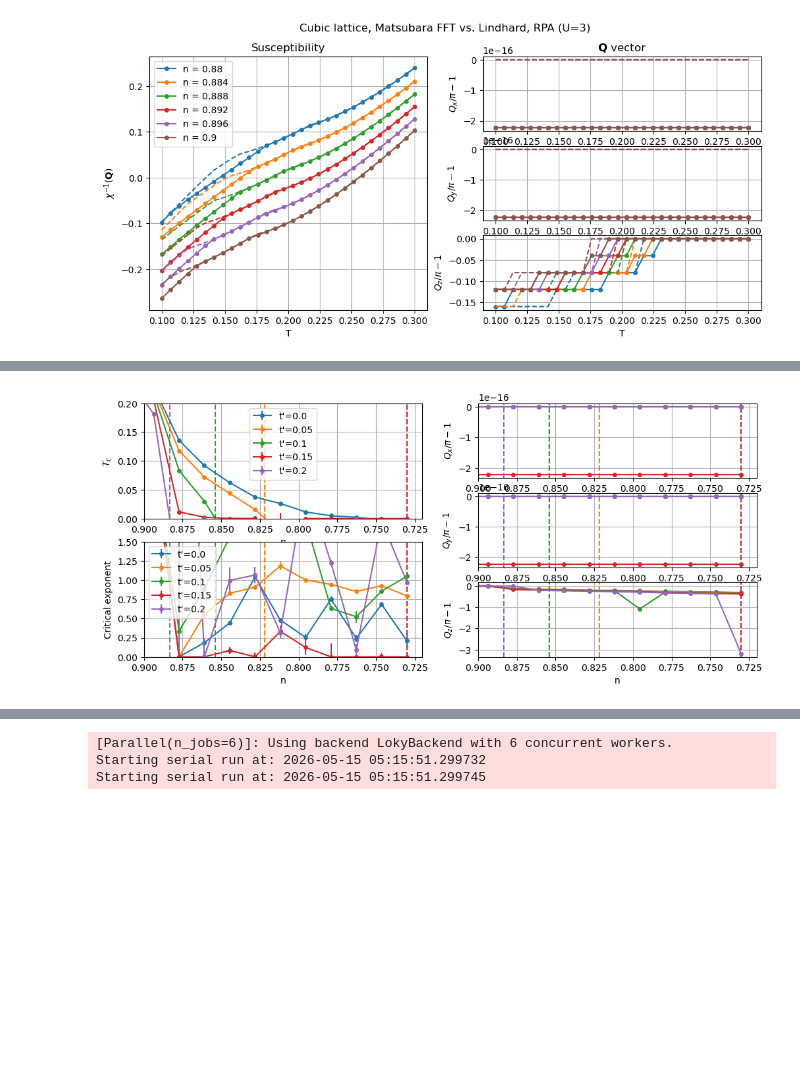
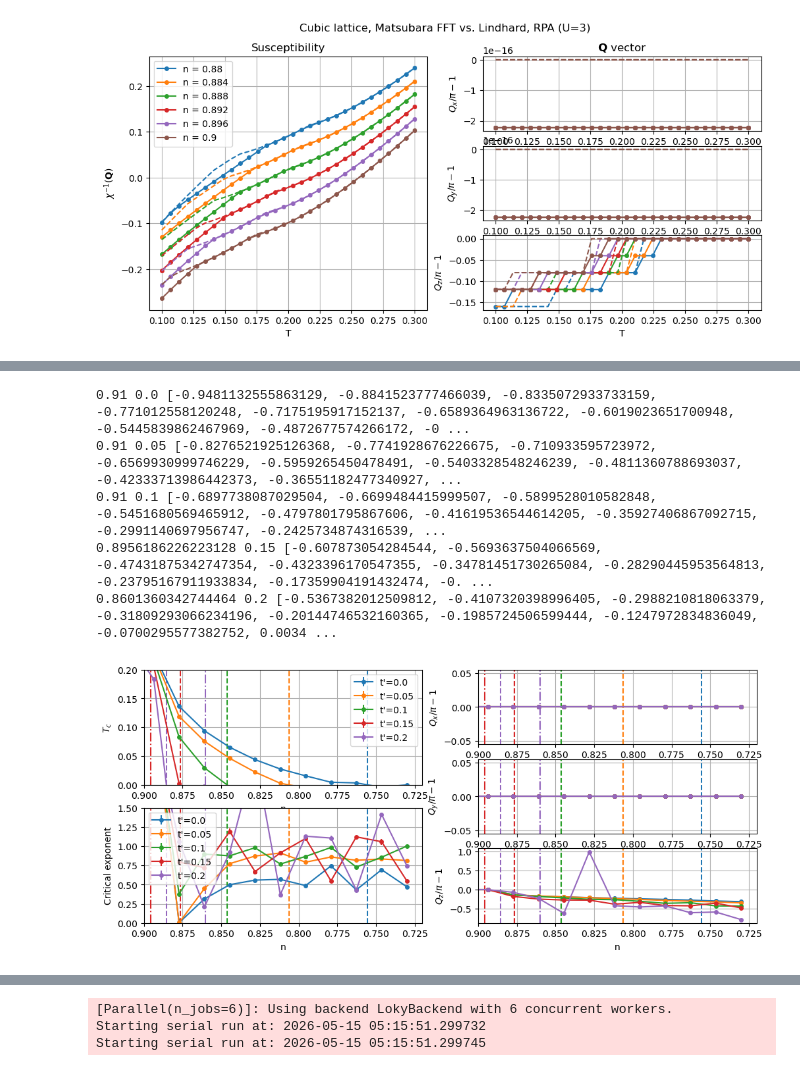
Before and after one commit to cctort/quantum_criticality, a Jupyter notebook: chi_rpa.ipynb, the cells around one changed output, grey strips where cells are left out. Drawn from its saved outputs; the diff is of its cells as text; code cells hidden in the pictures; blank space fills up the shorter version.

```diff
--- a/chi_rpa.ipynb
+++ b/chi_rpa.ipynb
@@ -447,15 +517,15 @@ n = 0.9 : exp_mats = 1.9623109816835178, exp_lindh = 1.962990711041491
 [figure]
 # %%
 U = 3
-n = 0.7
-T_list = np.linspace(0.005, 0.05, 15)
+n = 0.85
+T_list = np.linspace(0.01, 0.05, 15)
 par_dict = {'U': U, 'n': n, 'T': T_list}
 title = f'Cubic lattice, Matsubara FFT vs. Lindhard, RPA (U={U}, n={n})'
 
-nk = 150
-niw_list = 128//np.array([4,3,2,1])
+nk = 50
+niw_list = 1024//np.array([4,3,2,1])
 
-sweep_dict = [{'par_dict': par_dict, 'nk': nk, 'niw': niw, 'niw_extr': False, 'method': 'matsubara_fft'} for niw in niw_list]
+sweep_dict = [{'par_dict': par_dict, 'nk': nk, 'niw': niw, 'niw_extr': False, 'tp': 0.2, 'refine': False} for niw in niw_list]
 results_list = sweep_parallel(sweep_chirpa, sweep_dict, n_jobs=4)
 
 fig = None
@@ -463,10 +533,10 @@ for results in results_list:
     niw = results['niw']
     fig, fit = pcut_chi(results, 'T', plot_Q=(1,1,1), fit=False, x_exp=0.5, title=title, label=f'$n_{{i\omega}}={niw}$', figure=fig)
 
-results = sweep_chirpa(par_dict, nk=nk, method='matsubara_fft', niw=niw_list[-1], niw_extr=True)
+results = sweep_chirpa(par_dict, nk=nk, niw=niw_list[-1], niw_extr=True, tp=0.2, refine=False)
 fig, fit = pcut_chi(results, 'T', plot_Q=(1,1,1), fit=True, x_exp=0.5, title=title, label=r'$n_{{i\omega}}\to\infty$', figure=fig)
 
-results = sweep_chirpa(par_dict, nk=nk)
+results = sweep_chirpa(par_dict, nk=nk, method='lindhard', q_path=([1,1,0], [1,1,1]), tp=0.2, refine=False)
 fig, fit = pcut_chi(results, 'T', plot_Q=(1,1,1), fit=True, x_exp=0.5, title=title, label='Lindhard', figure=fig)
 
 plt.show()
@@ -491,8 +561,8 @@ U = 3
 n_list = np.linspace(0.7, 1., 24)
 T_list = np.linspace(0., 0.04, 15)
 
-nk = 150
-file = f'{save_dir}/nTdiag_U3tp0.00'
+nk = 50
+file = f'{save_dir}/nTdiag_U3'
 if os.path.exists(file):
     results = HDFread_list(file, ['Xc'])
     n_old = [par_list[0]['n'] for par_list in results['par_list']]
@@ -506,7 +576,7 @@ for i, n in enumerate(n_list):
     par_list.append({'U': U, 'n': n, 'T': T_list + max(Tc[i], 0.01)})
 
 sweep_dict = [{'par_dict': par_dict, 'nk': nk, 'method': 'lindhard', 'q_path': ([1,1,0], [1,1,1]),
-               'fit': True, 'fit_type': [critical1, critical2, critical3], 'fix_exp': [None, None, 0.5]} for par_dict in par_list]
+               'fit': True, 'fit_type': [critical1, critical2]} for par_dict in par_list]
 results = sweep_parallel(sweep_chirpa, sweep_dict, n_jobs=12, save_file=file)
 # %% [output]
 [Parallel(n_jobs=12)]: Using backend LokyBackend with 12 concurrent workers.
@@ -562,10 +632,10 @@ ax[0].set_ylabel('$T_c$')
 ax[1].set_ylabel('Critical exponent')
 ax[2].set_ylabel(r'$Q_z/\pi-1$')
 
-results = HDFread_list(f'{save_dir}/nTdiag_U3tp0.00', ['Xc', 'Xc_err', 'gamma', 'gamma_err', 'Qc'])
-n_fits = len(results['Xc'][0]) - 1
+results = HDFread_list(f'{save_dir}/nTdiag_U3', ['Xc', 'Xc_err', 'gamma', 'gamma_err', 'Qc', 'mu_c'])
+n_fits = len(results['Xc'][0])
 
-for i in range(n_fits)[:2]:
+for i in range(n_fits):
 
     n_list = [par_list[0]['n'] for par_list in results['par_list']]
     Qz = [Q[i][-1]-1 for Q in results['Qc']]
@@ -573,6 +643,8 @@ for i in range(n_fits)[:2]:
     Xc_err = [x[i] for x in results['Xc_err']]
     gamma = [x[i] for x in results['gamma']]
     gamma_err = [x[i] for x in results['gamma_err']]
+    mu_c = [x[i] for x in results['mu_c']]
+    print(mu_c)
 
     ax[0].errorbar(n_list, Xc, Xc_err, fmt='o-', label=f"fit type {i+1}", markersize=4)
     ax[1].errorbar(n_list, gamma, gamma_err, fmt='o-', label=f"fit type {i+1}", markersize=4)
@@ -642,7 +667,7 @@ U = 3
 n_list = np.linspace(0.73, 0.91, 12)
 T_list = np.linspace(0., 0.04, 15)
 
-nk = 200
+nk = 100
 niw = 128
 tp_list = [0., 0.05, 0.1, 0.15, 0.2]
 for i, tp in enumerate(tp_list):
@@ -661,7 +686,7 @@ for i, tp in enumerate(tp_list):
 
     #sweep_dict = [{'par_dict': par_dict, 'nk': nk, 'fit': True, 'tp': tp, 'niw': niw, 'niw_extr': True, 'refine': False} for #par_dict in par_list]
     sweep_dict = [{'par_dict': par_dict, 'nk': nk, 'fit': True, 'tp': tp,
-                   'method': 'lindhard', 'refine': False, 'q_path': ([1,1,0], [1,1,1])} for par_dict in par_list]
+                   'method': 'lindhard', 'refine': True, 'q_path': ([1,1,0], [1,1,1])} for par_dict in par_list]
     results = sweep_parallel(sweep_chirpa, sweep_dict, n_jobs=6, save_file=file)
 
     #Tc = np.array([res['Xc'] for res in results])
@@ -699,37 +770,45 @@ ax[0].set_ylim(0., 0.2)
 ax[1].set_ylim(0., 1.5)
 
 ax[0].set_ylabel('$T_c$')
 ax[1].set_ylabel('Critical exponent')
 ax[2].set_ylabel(r'$Q_x/\pi-1$')
 ax[3].set_ylabel(r'$Q_y/\pi-1$')
 ax[4].set_ylabel(r'$Q_z/\pi-1$')
 
 tp_list = [0., 0.05, 0.1, 0.15, 0.2]
 for i, tp in enumerate(tp_list):
 
     results = HDFread_list(f'{save_dir}/nTdiag_U3tp{tp:.2f}',
-                 ['Xc', 'Xc_err', 'gamma', 'gamma_err', 'Qc'])
+                 ['Xc', 'Xc_err', 'gamma', 'gamma_err', 'Qc', 'mu_c'])
 
     n_list = [par_list[0]['n'] for par_list in results['par_list']]
-    Qi = [[Q[i]-1 for Q in results['Qc']] for i in range(3)]
+    Qj = [[Q[j]-1 for Q in results['Qc']] for j in range(3)]
 
     line = ax[0].errorbar(n_list, results['Xc'], results['Xc_err'], fmt='o-', label=f"t'={tp}", markersize=4)
     ax[1].errorbar(n_list, results['gamma'], results['gamma_err'], fmt='o-', label=f"t'={tp}", markersize=4)
-    for i, a in enumerate(ax[2:]):
-        a.plot(n_list, Qi[i], 'o-', markersize=4)
+    for j, a in enumerate(ax[2:]):
+        a.plot(n_list, Qj[j], 'o-', markersize=4)
 
     color = line[0].get_color()
 
     n_crit = np.interp(0., results['Xc'], n_list)
+    n_crit2 = np.interp(0., results['mu_c'], n_list)
+    print(n_crit2, tp, results['mu_c'])
     for a in ax:
         a.axvline(n_crit, linestyle='--', color=color)
+        a.axvline(n_crit2, linestyle='-.', color=color)
 
     ax[0].legend()
     ax[1].legend()
 
 plt.savefig(f'{save_dir}/postp.png', dpi=100)
 plt.show()
 # %% [output]
+0.91 0.0 [-0.9481132555863129, -0.8841523777466039, -0.8335072933733159, -0.771012558120248, -0.7175195917152137, -0.6589364963136722, -0.6019023651700948, -0.5445839862467969, -0.4872677574266172, -0 ...
+0.91 0.05 [-0.8276521925126368, -0.7741928676226675, -0.710933595723972, -0.6569930999746229, -0.5959265450478491, -0.5403328548246239, -0.4811360788693037, -0.42333713986442373, -0.36551182477340927, ...
+0.91 0.1 [-0.6897738087029504, -0.6699484415999507, -0.5899528010582848, -0.5451680569465912, -0.4797801795867606, -0.41619536544614205, -0.35927406867092715, -0.2991140697956747, -0.2425734874316539, ...
+0.8956186226223128 0.15 [-0.607873054284544, -0.5693637504066569, -0.47431875342747354, -0.4323396170547355, -0.34781451730265084, -0.28290445953564813, -0.23795167911933834, -0.17359904191432474, -0. ...
+0.8601360342744464 0.2 [-0.5367382012509812, -0.4107320398996405, -0.2988210818063379, -0.31809293066234196, -0.20144746532160365, -0.1985724506599444, -0.1247972834836049, -0.0700295577382752, 0.0034 ...
-[figure, old version]
+[figure, new version]
 # %%
 U = 3
```
Also changed, not shown: parts of 17 cells of this notebook, 4 other files.
